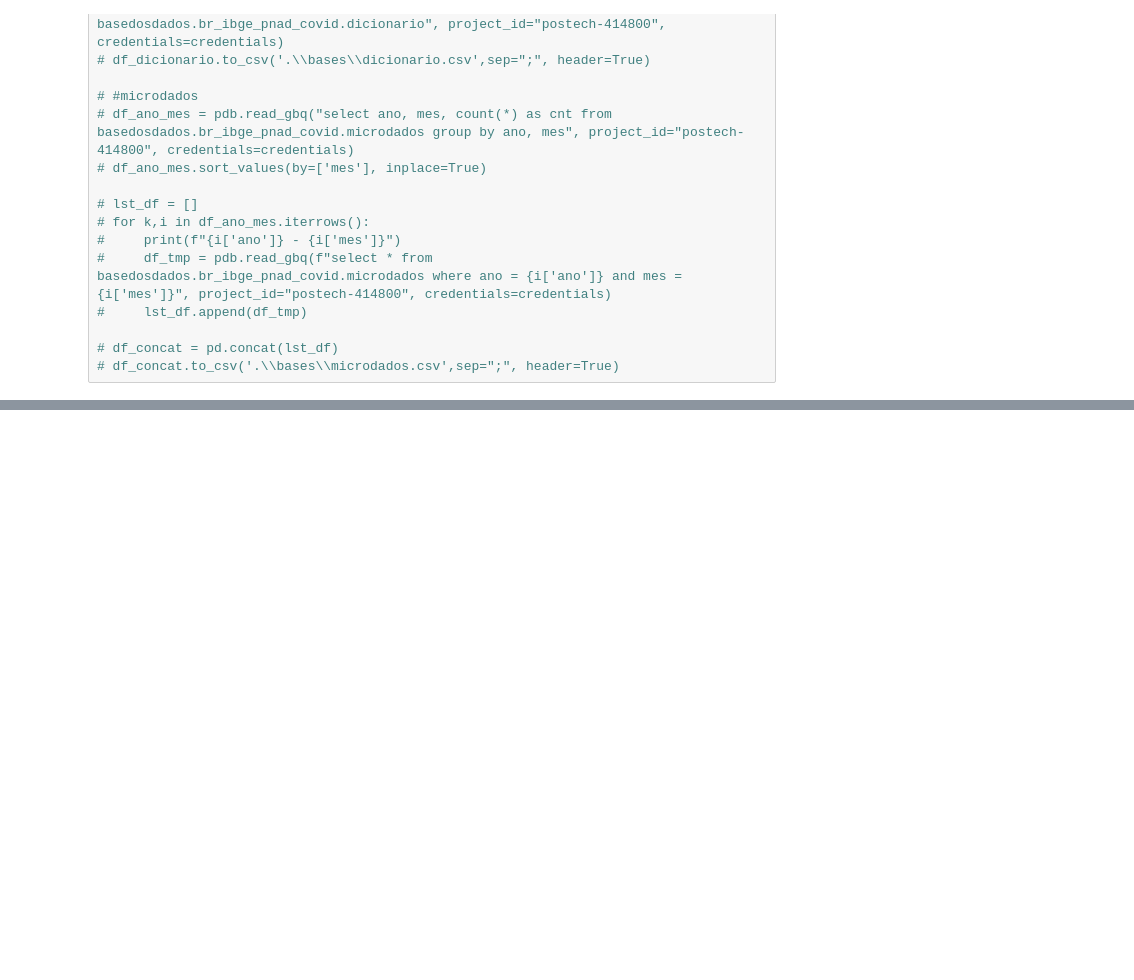
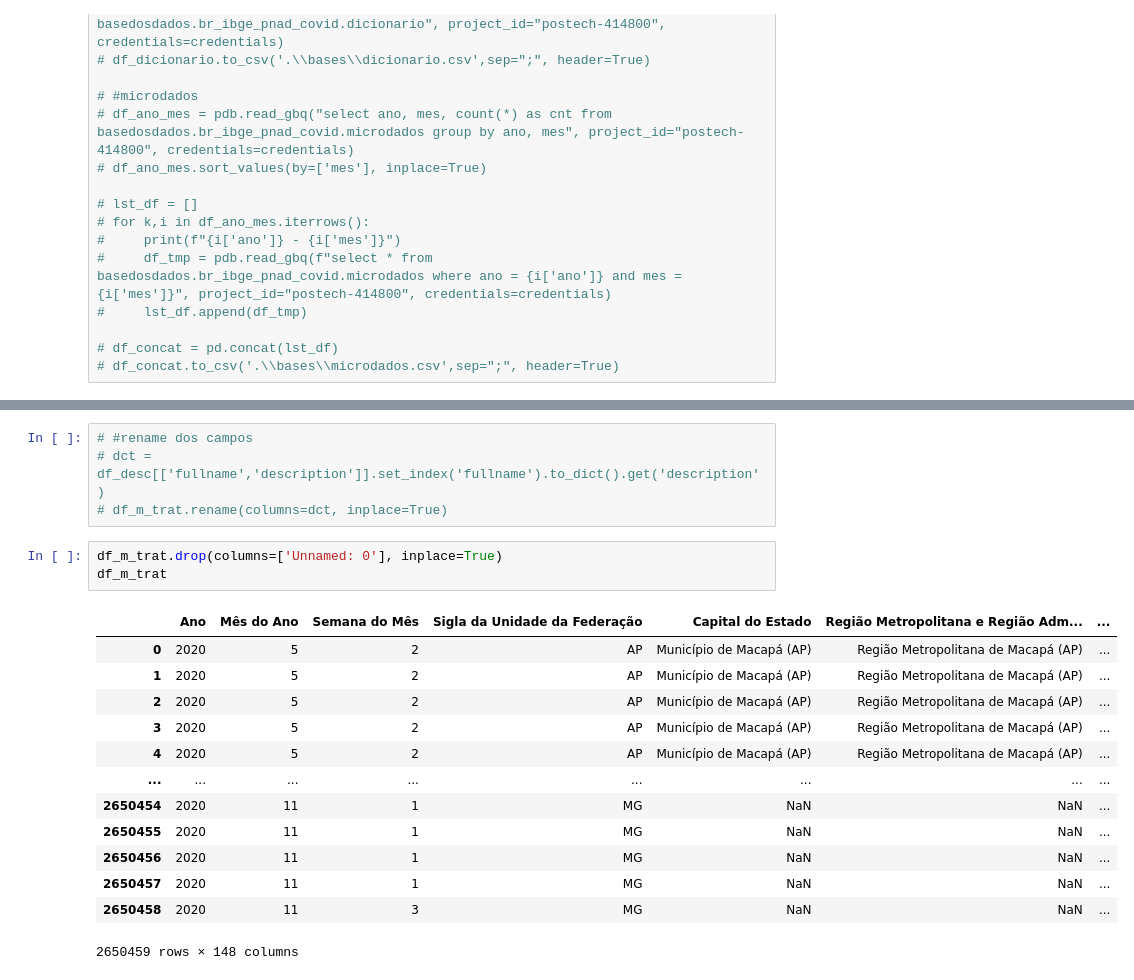
Before and after one commit to ViniciusBrS/TechChallenge, a Jupyter notebook: dados.ipynb, the cells around one changed output, grey strips where cells are left out. Cells and saved outputs as stored; diff of their text form; blank space fills up the shorter version.

```diff
--- a/dados.ipynb
+++ b/dados.ipynb
@@ -105,0 +82,21 @@ f0061
+# %%
+# #rename dos campos
+# dct = df_desc[['fullname','description']].set_index('fullname').to_dict().get('description')
+# df_m_trat.rename(columns=dct, inplace=True)
+# %%
+df_m_trat.drop(columns=['Unnamed: 0'], inplace=True)
+df_m_trat
+# %% [output]
+|  | Ano | Mês do Ano | Semana do Mês | Sigla da Unidade da Federação | Capital do Estado | Região Metropolitana e Região Adm... | ... |
+| 0 | 2020 | 5 | 2 | AP | Município de Macapá (AP) | Região Metropolitana de Macapá (AP) | ... |
+| 1 | 2020 | 5 | 2 | AP | Município de Macapá (AP) | Região Metropolitana de Macapá (AP) | ... |
+| 2 | 2020 | 5 | 2 | AP | Município de Macapá (AP) | Região Metropolitana de Macapá (AP) | ... |
+| 3 | 2020 | 5 | 2 | AP | Município de Macapá (AP) | Região Metropolitana de Macapá (AP) | ... |
+| 4 | 2020 | 5 | 2 | AP | Município de Macapá (AP) | Região Metropolitana de Macapá (AP) | ... |
+| ... | ... | ... | ... | ... | ... | ... | ... |
+| 2650454 | 2020 | 11 | 1 | MG | NaN | NaN | ... |
+| 2650455 | 2020 | 11 | 1 | MG | NaN | NaN | ... |
+| 2650456 | 2020 | 11 | 1 | MG | NaN | NaN | ... |
+| 2650457 | 2020 | 11 | 1 | MG | NaN | NaN | ... |
+| 2650458 | 2020 | 11 | 3 | MG | NaN | NaN | ... |
+2650459 rows × 148 columns
```
Also changed, not shown: parts of 8 cells of this notebook.
